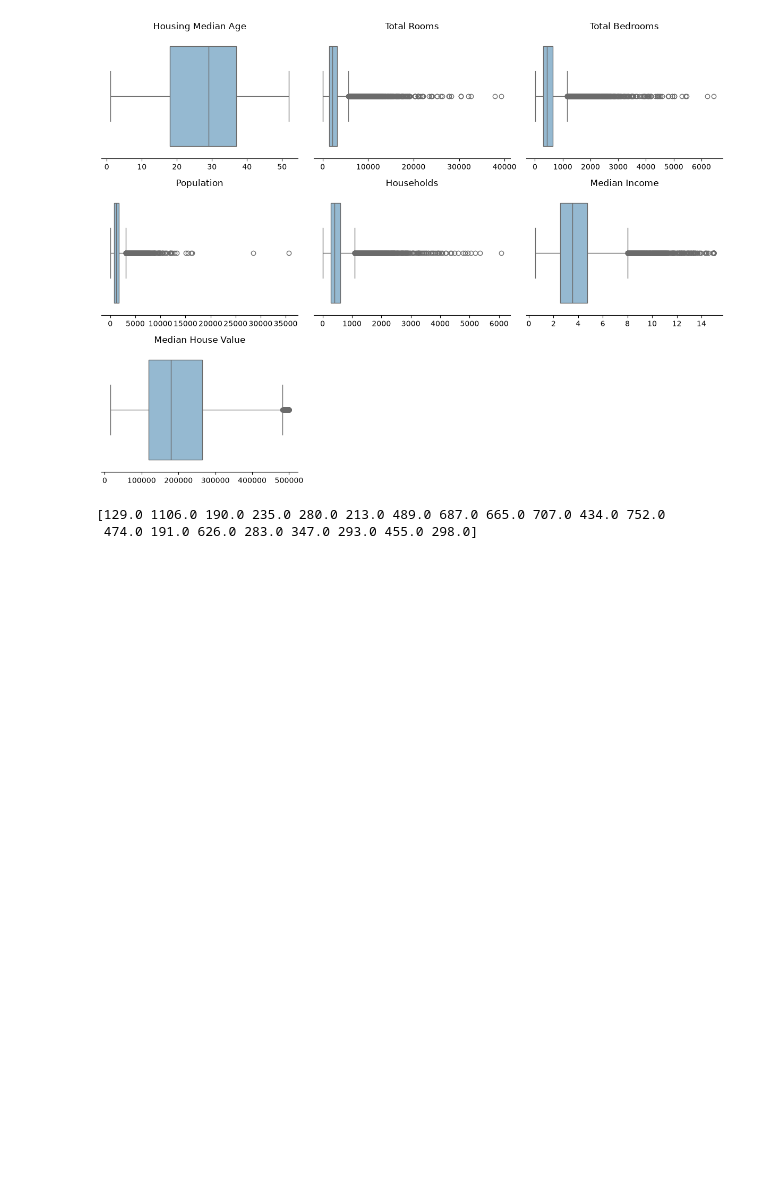
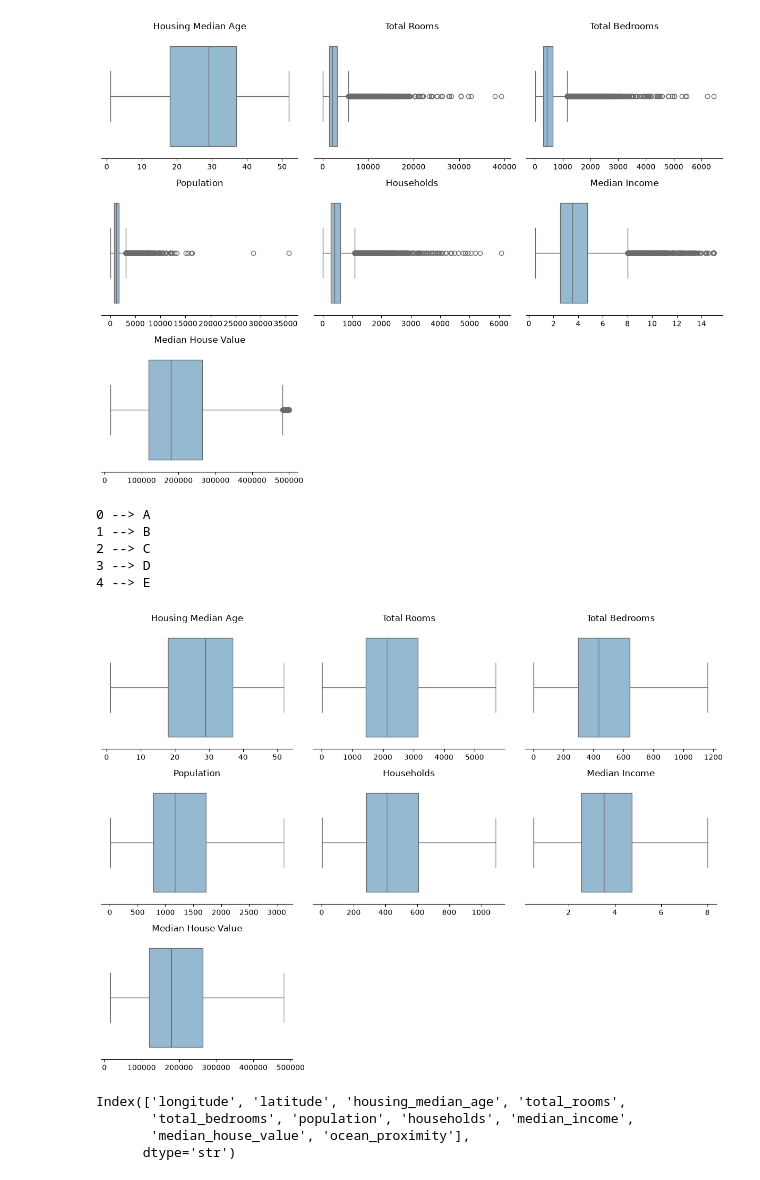
Before and after one commit to disha00-hue/Exploratry_Data_California_Analysis-, a Jupyter notebook: eda_project.ipynb, the cells around one changed output. Cells and saved outputs as stored; diff of their text form; code cells hidden in the pictures; blank space fills up the shorter version.

Commit message:
PLots creating to understand the relationships between datas

```diff
--- a/eda_project.ipynb
+++ b/eda_project.ipynb
@@ -237,11 +238,73 @@ Without tight_layout(), the titles and labels may overlap. With it, everything i
 plt.show()
 # %% [output]
 [figure]
+# %%
+#what enumerate does , it is showing the incex location of items in list
+my_list =['A', 'B', 'C', 'D', 'E']
+
+for i , item in  enumerate(my_list):
+    print(f'{i} --> {item}')
+# %% [output]
+0 --> A
+1 --> B
+2 --> C
+3 --> D
+4 --> E
 # %%
 # outlier treatment
+#outliers are data which exist beyond the 25-75% quota , basically all these small balls you can in see in box plot above
+# why we need to treat them, ex - 2+2=4 usually but if we have outliers we will see 2+2=4.2, so we don't want that extra data when we are creating modules/modles out of this data
 cols = ['housing_median_age', 'total_rooms', 'total_bedrooms', 'population', 'households', 'median_income', 'median_house_value']
 
-for col in cols:
+#here we wil first create  IQR(internal quantile range) by measuring distance between q3 and q1(q3-q1)
+#q3 is 75% point of box plot and q1 is 25% point of box plot
+#then we will measure the max(high) point and low(lower)point of whiskers (the straing line on both sides of box plot)
+#after that we will replace all outliers (points outside of whiskers) with the lowest and highest point of whiskers
+#by this way we will remove all oultliers and our models will much cleaner
+
+for col in cols: # we need to treat all columns so we need for loop
+        q1  = df[col].quantile(0.25) #taking 25% data of box plot
+        q3  = df[col].quantile(0.75) #taking 75% data of the box plot
+
+        lower_limit = q1 - (1.5 * iqr) #it is the lower limit of the whisker of the box plot
+        upper_limit = q3 + (1.5 * iqr) #it is the upper limit of the whisker of the box plot
+
+
+        df[col] = np.where(df[col] < lower_limit, lower_limit, df[col])
+        #here it is saying that col (it is one element of the list) of the cols list will be replaced with lower limit if it is lesser than col other wise col element will remain.
+        #np>where(first state the codition,if mets condition then this values,otherwise other value)
+        df[col] = np.where(df[col] > upper_limit, upper_limit, df[col])
+        #same as lower_limit
-# %% [output]
-[129.0 1106.0 190.0 235.0 280.0 213.0 489.0 687.0 665.0 707.0 434.0 752.0
- 474.0 191.0 626.0 283.0 347.0 293.0 455.0 298.0]
+# %%
+# outlier detection using boxplots using for loop keeping this one here in pratice session
+cols = ['housing_median_age', 'total_rooms', 'total_bedrooms', 'population', 'households', 'median_income', 'median_house_value']
+
+fig, axs = plt.subplots(nrows = 3, ncols = 3, figsize = (12, 9))
+axs = axs.flatten() # this is to single direction metric as 2 directional metric doesn not work with for as it works one by one
+
+for i, col in enumerate(cols):
+  #i is index and col is the column which will take columns names from cols list,it assigns all the col from cols one number like 1 for house median age and so on
+  # as enumerate popultaes index values automatically for the data, so that's why it is assigning the col from cols list to 1,2 numbers
+
+    sns.boxplot(data = df, x = col, ax = axs[i]) #col will take the columns names from cols list and ax will assign with that 0,1,2 number of firts line
+    axs[i].set_title(col.replace('_', ' ').title()) # here we have take col names then replace the _ of the names in cols list with space and then add title() so every first letter of words becomes capital
+    axs[i].set_xlabel('')
+    axs[i].set_ylabel('')
+    axs[i].set_yticks([])
+    axs[i].spines[['top', 'left', 'right']].set_visible(False)
+
+for j in range(len(cols), len(axs)):
+ # here j variable staring at lenght of cols list which 7 and then goes until lenght of axs which is 8 (all 9 value) , so means it will target mainly 7,8 values (0-8 values)
+    axs[j].set_visible(False) # then we are making both those box invisible
+
+plt.tight_layout()
+plt.show() # running code again without outliers
+# %% [output]
+[figure, added]
+# %%
+df.columns
+# %% [output]
+Index(['longitude', 'latitude', 'housing_median_age', 'total_rooms',
+       'total_bedrooms', 'population', 'households', 'median_income',
+       'median_house_value', 'ocean_proximity'],
+      dtype='str')
```
Also changed, not shown: parts of 5 cells of this notebook.
